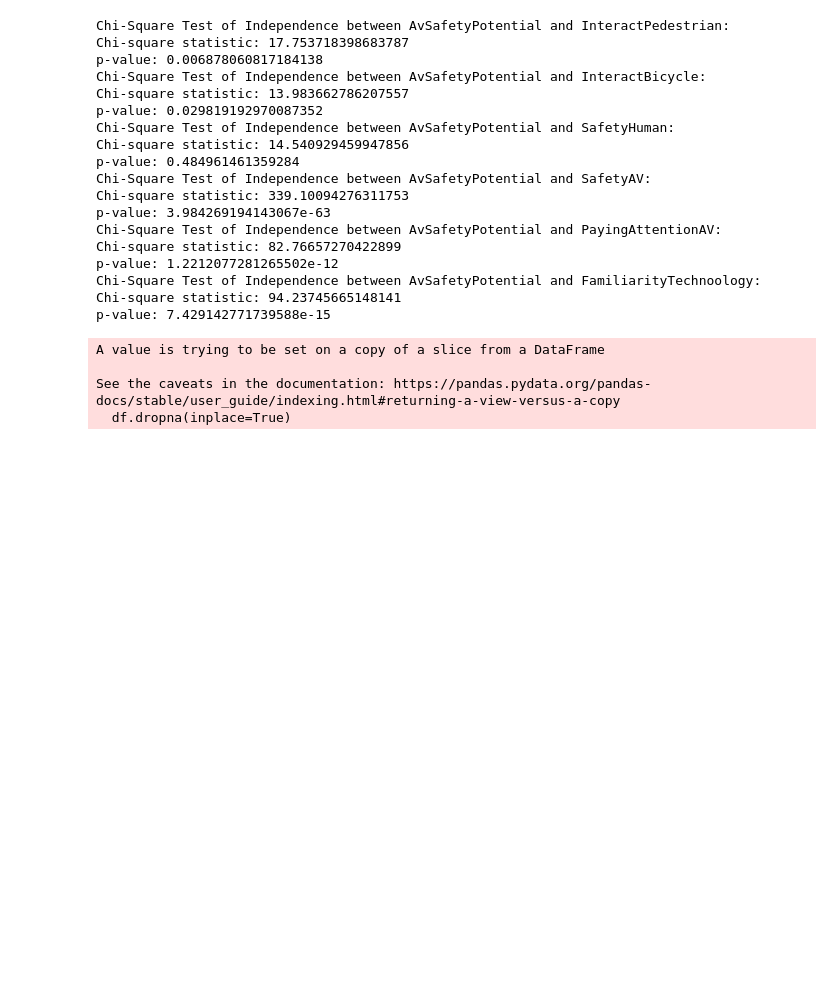
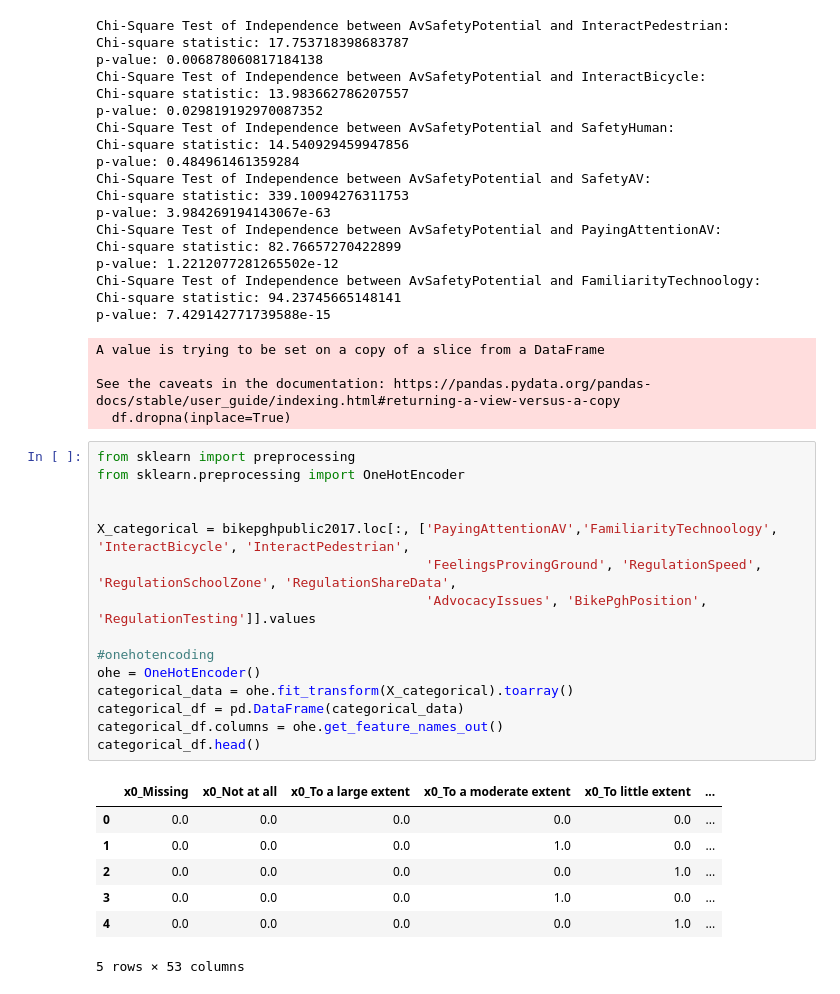
Before and after one commit to CMU-SoftwareDesignforDS-Team/AutoVehicles, a Jupyter notebook: Code/Data_Acquisition_and_Understanding/bikepghpublic2017_EDA.ipynb, the cells around one changed output. Saved outputs shown, nothing was run; the diff lists cells and outputs as text; blank space fills up the shorter version.

```diff
--- a/Code/Data_Acquisition_and_Understanding/bikepghpublic2017_EDA.ipynb
+++ b/Code/Data_Acquisition_and_Understanding/bikepghpublic2017_EDA.ipynb
@@ -250,3 +277,26 @@ A value is trying to be set on a copy of a slice from a DataFrame
 
 See the caveats in the documentation: https://pandas.pydata.org/pandas-docs/stable/user_guide/indexing.html#returning-a-view-versus-a-copy
   df.dropna(inplace=True)
+# %%
+from sklearn import preprocessing
+from sklearn.preprocessing import OneHotEncoder
+
+
+X_categorical = bikepghpublic2017.loc[:, ['PayingAttentionAV','FamiliarityTechnoology', 'InteractBicycle', 'InteractPedestrian',
+                                          'FeelingsProvingGround', 'RegulationSpeed', 'RegulationSchoolZone', 'RegulationShareData',
+                                          'AdvocacyIssues', 'BikePghPosition', 'RegulationTesting']].values
+
+#onehotencoding
+ohe = OneHotEncoder()
+categorical_data = ohe.fit_transform(X_categorical).toarray()
+categorical_df = pd.DataFrame(categorical_data)
+categorical_df.columns = ohe.get_feature_names_out()
+categorical_df.head()
+# %% [output]
+|  | x0_Missing | x0_Not at all | x0_To a large extent | x0_To a moderate extent | x0_To little extent | ... |
+| 0 | 0.0 | 0.0 | 0.0 | 0.0 | 0.0 | ... |
+| 1 | 0.0 | 0.0 | 0.0 | 1.0 | 0.0 | ... |
+| 2 | 0.0 | 0.0 | 0.0 | 0.0 | 1.0 | ... |
+| 3 | 0.0 | 0.0 | 0.0 | 1.0 | 0.0 | ... |
+| 4 | 0.0 | 0.0 | 0.0 | 0.0 | 1.0 | ... |
+5 rows × 53 columns
```
Also changed, not shown: parts of 8 cells of this notebook.
